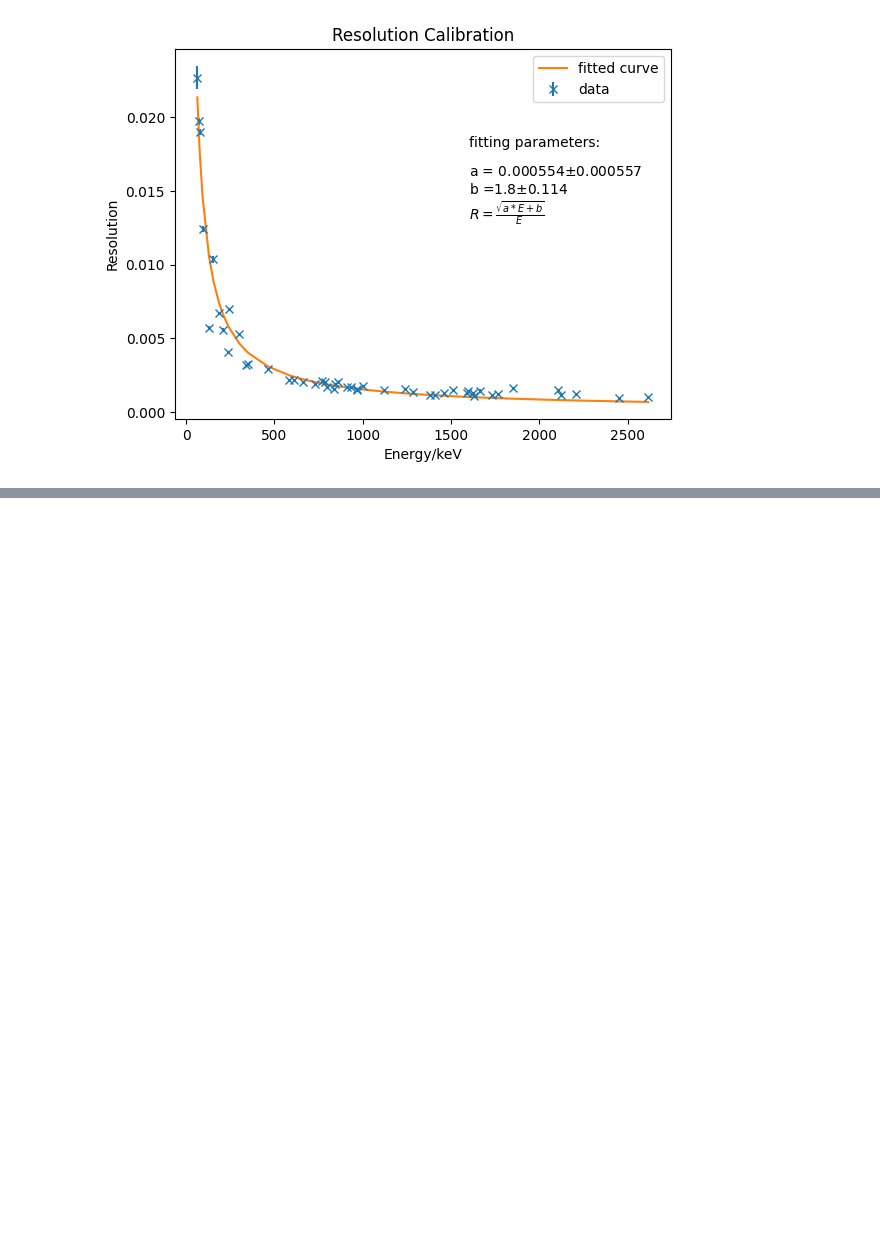
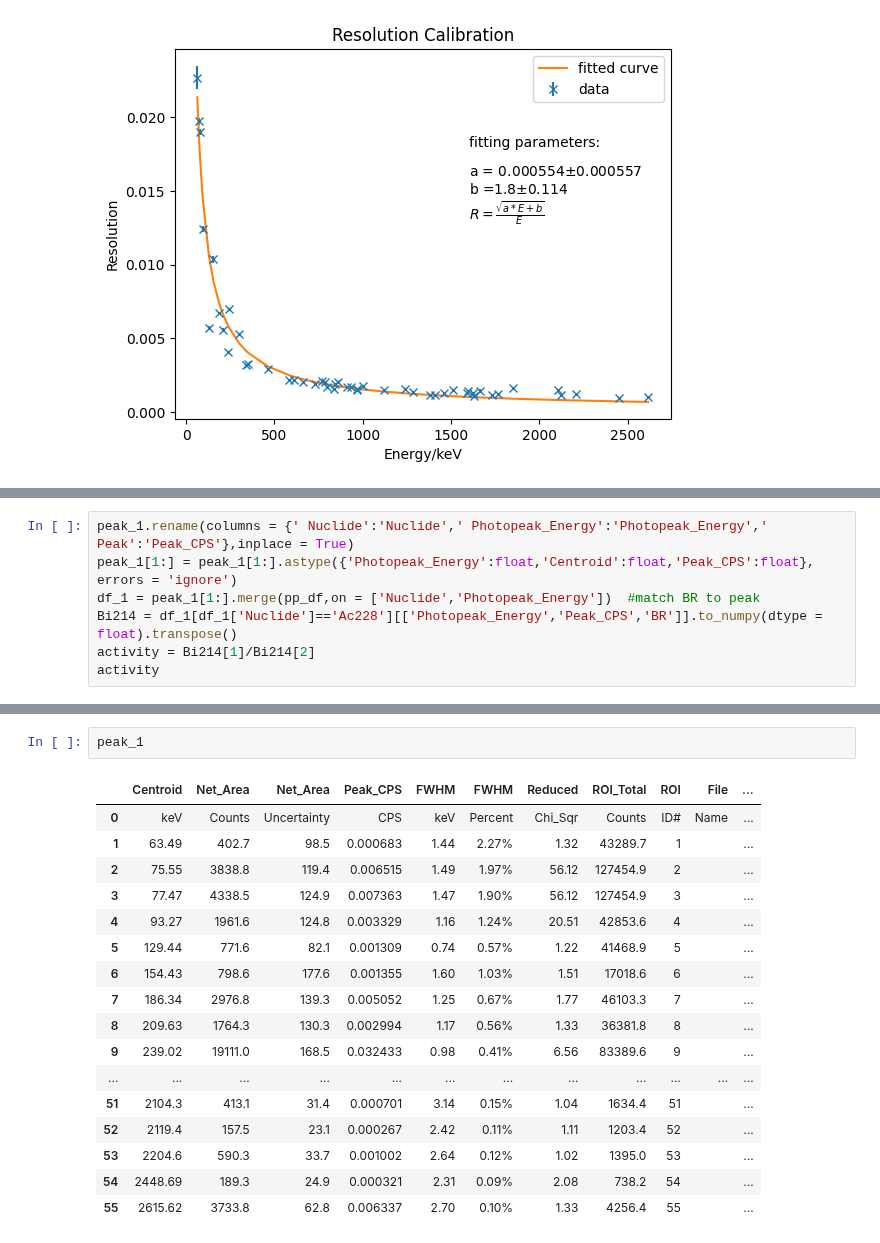
Before and after one commit to ngcnpeter/HPGe_lab_y3, a Jupyter notebook: spectal_analysis.ipynb, the cells around one changed output, grey strips where cells are left out. Saved outputs shown, nothing was run; the diff lists cells and outputs as text; blank space fills up the shorter version.

Commit message:
dataframe

```diff
--- a/spectal_analysis.ipynb
+++ b/spectal_analysis.ipynb
@@ -140,0 +222,7 @@ res_fit(centroid_1,2,3)
+# %%
+peak_1.rename(columns = {' Nuclide':'Nuclide',' Photopeak_Energy':'Photopeak_Energy','      Peak':'Peak_CPS'},inplace = True)
+peak_1[1:] = peak_1[1:].astype({'Photopeak_Energy':float,'Centroid':float,'Peak_CPS':float}, errors = 'ignore')
+df_1 = peak_1[1:].merge(pp_df,on = ['Nuclide','Photopeak_Energy'])  #match BR to peak
+Bi214 = df_1[df_1['Nuclide']=='Ac228'][['Photopeak_Energy','Peak_CPS','BR']].to_numpy(dtype = float).transpose()
+activity = Bi214[1]/Bi214[2]
+activity
@@ -140,0 +292,20 @@ res_fit(centroid_1,2,3)
+# %%
+peak_1
+# %% [output]
+|  | Centroid | Net_Area | Net_Area | Peak_CPS | FWHM | FWHM | Reduced | ROI_Total | ROI | File | ... |
+| 0 | keV | Counts | Uncertainty | CPS | keV | Percent | Chi_Sqr | Counts | ID# | Name | ... |
+| 1 | 63.49 | 402.7 | 98.5 | 0.000683 | 1.44 | 2.27% | 1.32 | 43289.7 | 1 |  | ... |
+| 2 | 75.55 | 3838.8 | 119.4 | 0.006515 | 1.49 | 1.97% | 56.12 | 127454.9 | 2 |  | ... |
+| 3 | 77.47 | 4338.5 | 124.9 | 0.007363 | 1.47 | 1.90% | 56.12 | 127454.9 | 3 |  | ... |
+| 4 | 93.27 | 1961.6 | 124.8 | 0.003329 | 1.16 | 1.24% | 20.51 | 42853.6 | 4 |  | ... |
+| 5 | 129.44 | 771.6 | 82.1 | 0.001309 | 0.74 | 0.57% | 1.22 | 41468.9 | 5 |  | ... |
+| 6 | 154.43 | 798.6 | 177.6 | 0.001355 | 1.60 | 1.03% | 1.51 | 17018.6 | 6 |  | ... |
+| 7 | 186.34 | 2976.8 | 139.3 | 0.005052 | 1.25 | 0.67% | 1.77 | 46103.3 | 7 |  | ... |
+| 8 | 209.63 | 1764.3 | 130.3 | 0.002994 | 1.17 | 0.56% | 1.33 | 36381.8 | 8 |  | ... |
+| 9 | 239.02 | 19111.0 | 168.5 | 0.032433 | 0.98 | 0.41% | 6.56 | 83389.6 | 9 |  | ... |
+| ... | ... | ... | ... | ... | ... | ... | ... | ... | ... | ... | ... |
+| 51 | 2104.3 | 413.1 | 31.4 | 0.000701 | 3.14 | 0.15% | 1.04 | 1634.4 | 51 |  | ... |
+| 52 | 2119.4 | 157.5 | 23.1 | 0.000267 | 2.42 | 0.11% | 1.11 | 1203.4 | 52 |  | ... |
+| 53 | 2204.6 | 590.3 | 33.7 | 0.001002 | 2.64 | 0.12% | 1.02 | 1395.0 | 53 |  | ... |
+| 54 | 2448.69 | 189.3 | 24.9 | 0.000321 | 2.31 | 0.09% | 2.08 | 738.2 | 54 |  | ... |
+| 55 | 2615.62 | 3733.8 | 62.8 | 0.006337 | 2.70 | 0.10% | 1.33 | 4256.4 | 55 |  | ... |
```
Also changed, not shown: parts of 11 cells of this notebook.
